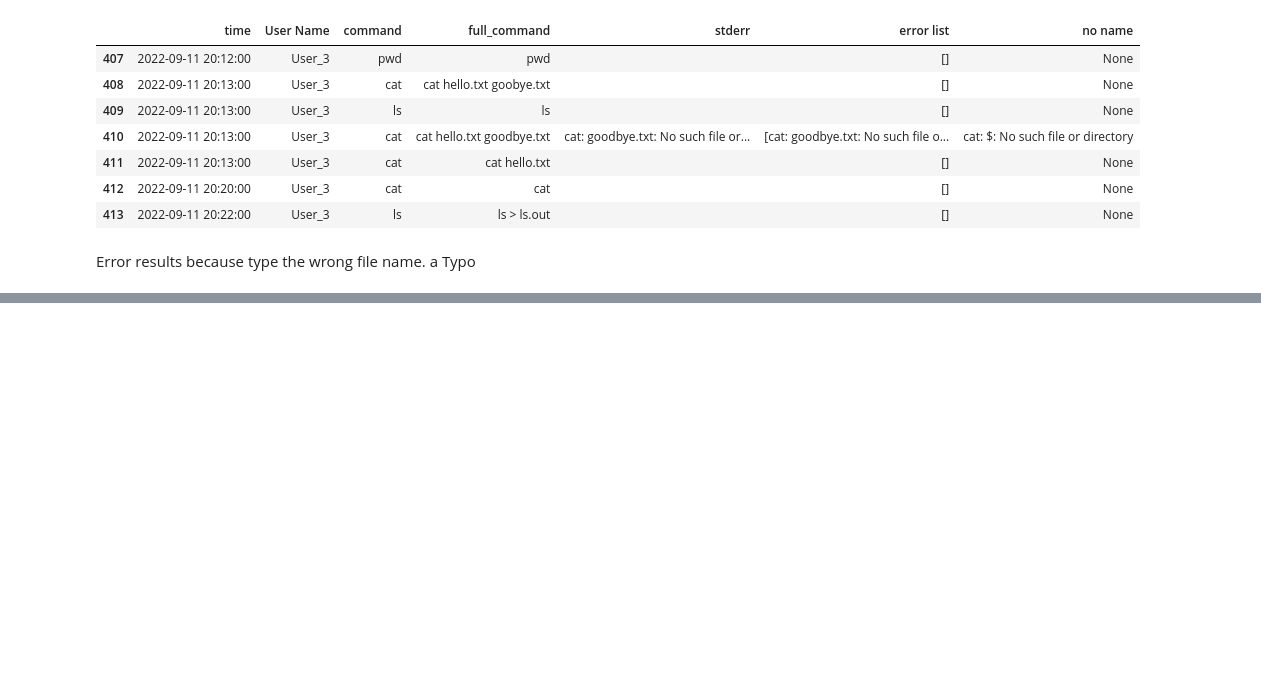
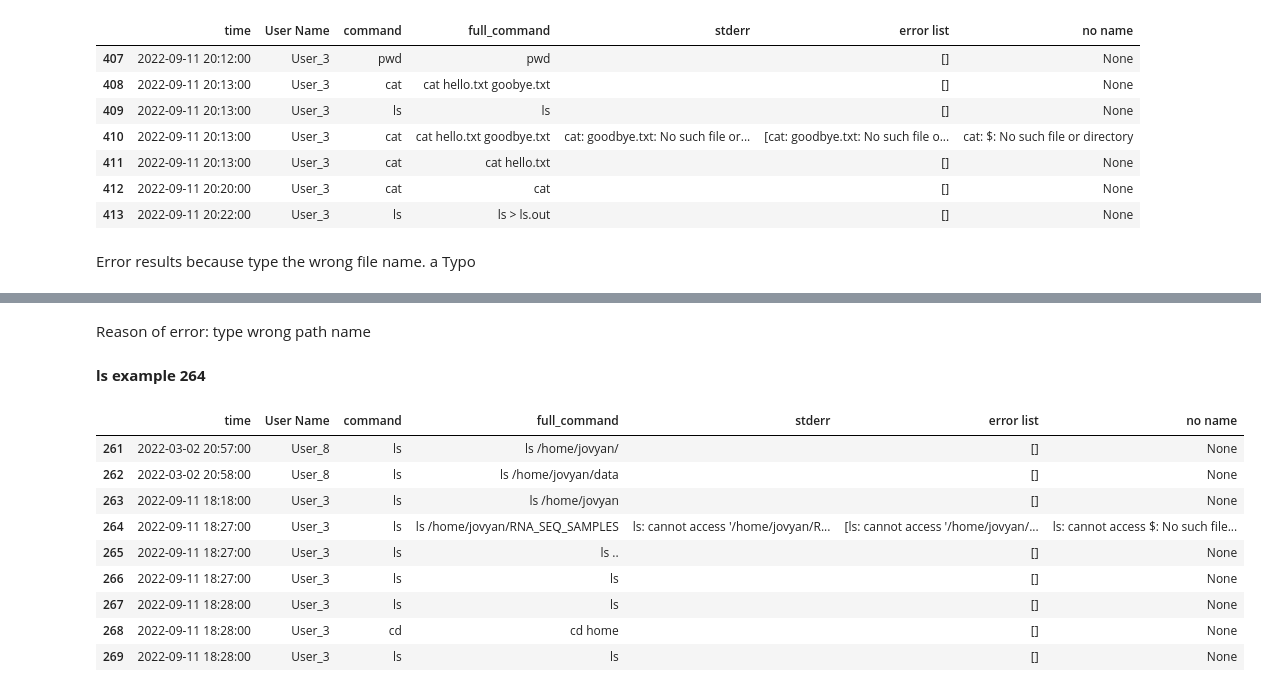
Before and after one commit to GuningShen/error-suggestion, a Jupyter notebook: error_tree.ipynb, the cells around one changed output, grey strips where cells are left out. Drawn from its saved outputs; the diff is of its cells as text; code cells hidden in the pictures; blank space fills up the shorter version.

```diff
--- a/error_tree.ipynb
+++ b/error_tree.ipynb
@@ -250,0 +281,18 @@ Error results because type the wrong file name. a Typo
+# %% [markdown]
+Reason of error: type wrong path name
+# %% [markdown]
+**ls example 264**
+# %%
+ls_error_264 = error_expand.iloc[261:270]
+ls_error_264
+# %% [output]
+|  | time | User Name | command | full_command | stderr | error list | no name |
+| 261 | 2022-03-02 20:57:00 | User_8 | ls | ls /home/jovyan/ |  | [] | None |
+| 262 | 2022-03-02 20:58:00 | User_8 | ls | ls /home/jovyan/data |  | [] | None |
+| 263 | 2022-09-11 18:18:00 | User_3 | ls | ls /home/jovyan |  | [] | None |
+| 264 | 2022-09-11 18:27:00 | User_3 | ls | ls /home/jovyan/RNA_SEQ_SAMPLES | ls: cannot access '/home/jovyan/R... | [ls: cannot access '/home/jovyan/... | ls: cannot access $: No such file... |
+| 265 | 2022-09-11 18:27:00 | User_3 | ls | ls .. |  | [] | None |
+| 266 | 2022-09-11 18:27:00 | User_3 | ls | ls |  | [] | None |
+| 267 | 2022-09-11 18:28:00 | User_3 | ls | ls |  | [] | None |
+| 268 | 2022-09-11 18:28:00 | User_3 | cd | cd home |  | [] | None |
+| 269 | 2022-09-11 18:28:00 | User_3 | ls | ls |  | [] | None |
```
Also changed, not shown: parts of 13 cells of this notebook, 2 other files.
